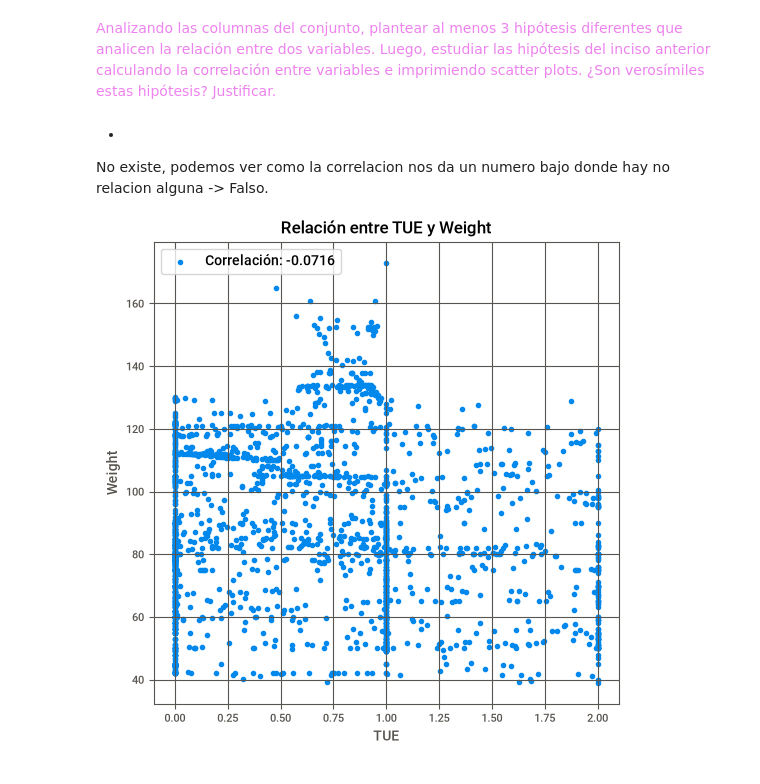
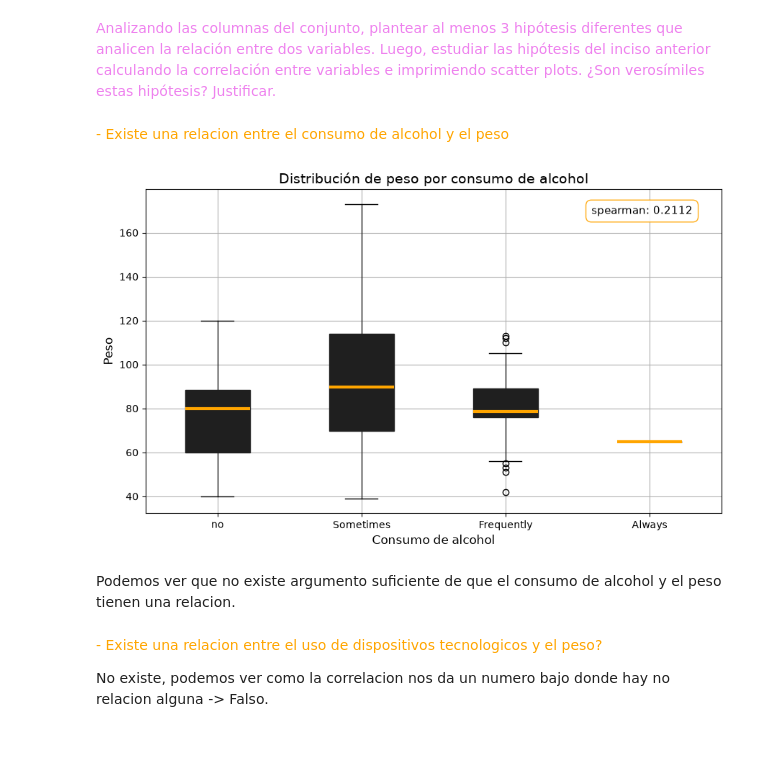
Before and after one commit to tomasrezola-dev/Ciencia-de-datos, a Jupyter notebook: tp3/ej1/ej1.ipynb, the cells around one changed output. Drawn from its saved outputs; the diff is of its cells as text; code cells hidden in the pictures; blank space fills up the shorter version.

```diff
--- a/tp3/ej1/ej1.ipynb
+++ b/tp3/ej1/ej1.ipynb
@@ -24,10 +18,7 @@ with open("ObesityDataSet_raw_and_data_sinthetic.txt", "r", encoding="utf-8") as
     archivoTXT = a.read()
 
 #leemos el archivo csv
-archivoCSV = pd.read_csv("ObesityDataSet_raw_and_data_sinthetic.csv")
-
-#print(archivoCSV)
-#print(archivoTXT)
+df = pd.read_csv("ObesityDataSet_raw_and_data_sinthetic.csv")
 # %% [markdown]
 <h3>Inciso a)
 # %%
@@ -130,9 +123,24 @@ archivoCSV.tail()
 # %% [markdown]
 <span style="color:violet">Analizando las columnas del conjunto, plantear al menos 3 hipótesis diferentes que analicen la relación entre dos variables. Luego, estudiar las hipótesis del inciso anterior calculando la correlación entre variables e imprimiendo scatter plots. ¿Son verosímiles estas hipótesis? Justificar.
 </span>
+# %% [markdown]
+<span style="color:orange">- Existe una relacion entre el consumo de alcohol y el peso </span>
+# %%
+#Pasamos CALC a cuali ordinal.
+df['CALC'].value_counts()
+
+df['CALC'] = pd.Categorical(
+    df['CALC'],
+    categories=['no', 'Sometimes', 'Frequently', 'Always'],
+    ordered=True
+)
+# %%
+utils.box_plot('CALC', 'Weight', df)
+# %% [output]
+[figure, added]
+# %% [markdown]
+Podemos ver que no existe argumento suficiente de que el consumo de alcohol y el peso tienen una relacion.
 # %% [markdown]
-- <span style="color:white">Existe una relacion entre el uso de dispositivos tecnologicos y el peso?</span>
+<span style="color:orange">- Existe una relacion entre el uso de dispositivos tecnologicos y el peso? </span>
 
 <p>No existe, podemos ver como la correlacion nos da un numero bajo donde hay no relacion alguna -> Falso.
-
-![image.png](attachment:image.png)
```
Also changed, not shown: parts of 10 cells of this notebook.
